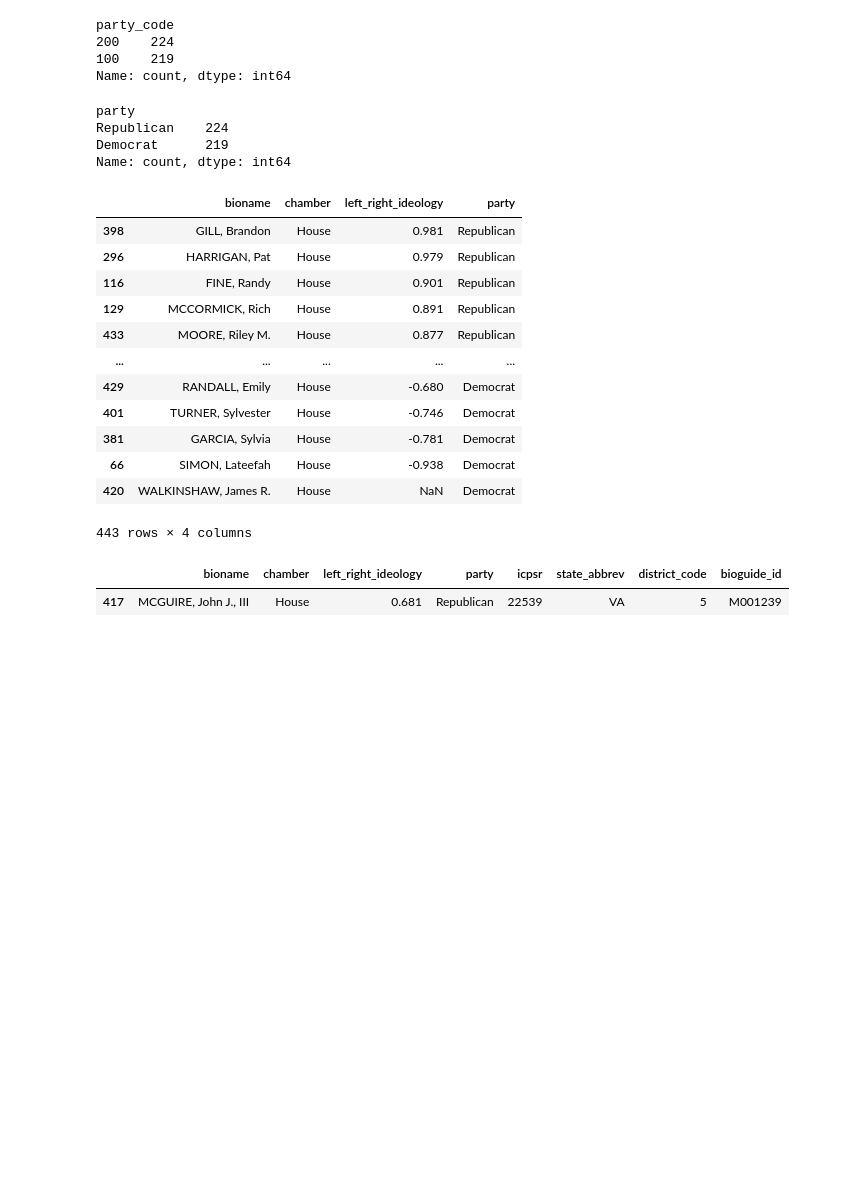
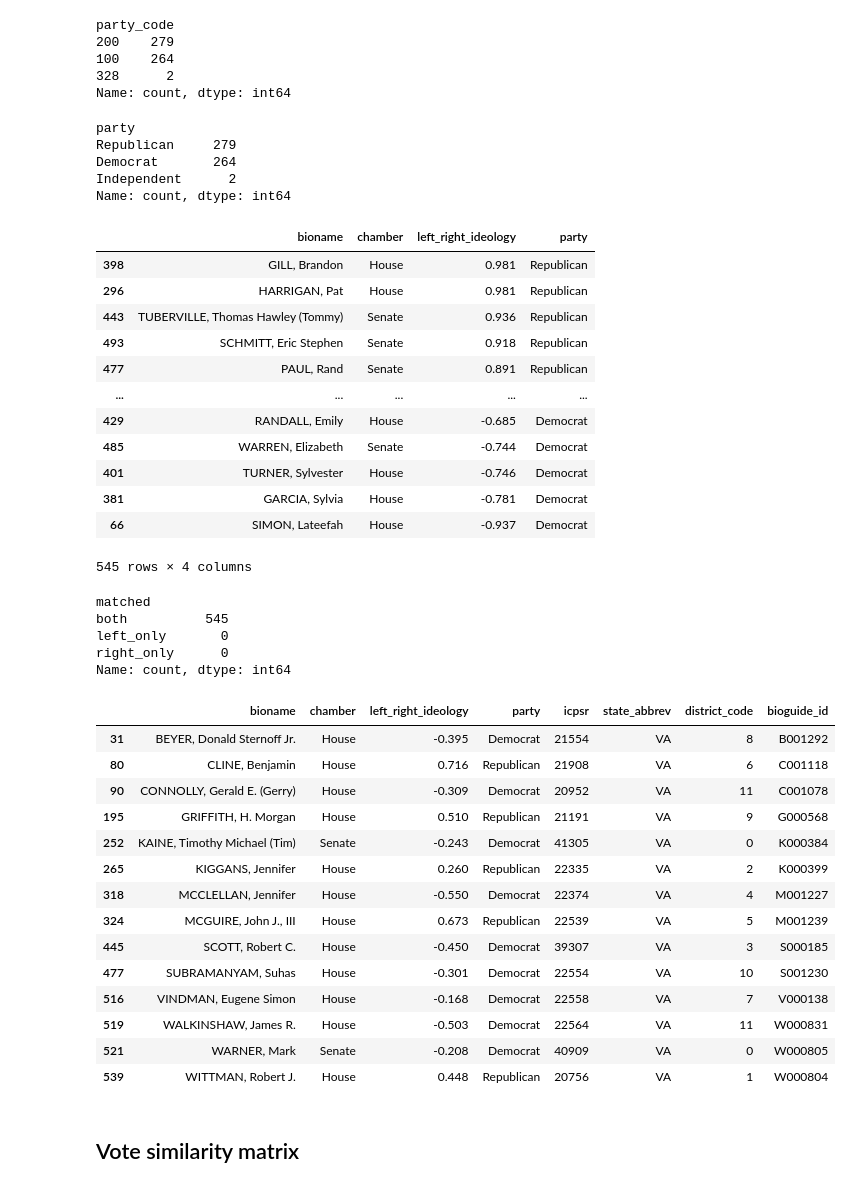
Before and after one commit to janiceeguo/DS6600-congress, a Jupyter notebook: notebooks/ideology.ipynb, the cells around one changed output. Drawn from its saved outputs; the diff is of its cells as text; code cells hidden in the pictures; blank space fills up the shorter version.

Commit message:
getting vote data for house and senate

```diff
--- a/notebooks/ideology.ipynb
+++ b/notebooks/ideology.ipynb
@@ -2,7 +2,7 @@
 import numpy as np
 import pandas as pd
 # %%
-url = 'https://voteview.com/static/data/out/members/H119_members.csv'
+url = 'https://voteview.com/static/data/out/members/HS119_members.csv'
 ideaology = pd.read_csv(url)
 ideaology.head(3).T
 # %% [output]
@@ -32,17 +32,19 @@ ideaology = ideaology[cols_to_keep]
 ideaology['party_code'].value_counts()
 # %% [output]
 party_code
-200    224
-100    219
+200    279
+100    264
+328      2
 Name: count, dtype: int64
 # %%
-replace_map = {200: 'Republican', 100: 'Democrat'}
+replace_map = {200: 'Republican', 100: 'Democrat', 328: 'Independent'}
 ideaology['party'] = ideaology['party_code'].replace(replace_map)
 ideaology['party'].value_counts()
 # %% [output]
 party
-Republican    224
-Democrat      219
+Republican     279
+Democrat       264
+Independent      2
 Name: count, dtype: int64
 # %%
 ideaology = ideaology.drop('party_code', axis=1)
@@ -51,20 +53,44 @@ ideaology.sort_values('left_right_ideology', ascending=False)
 # %% [output]
 |  | bioname | chamber | left_right_ideology | party |
 | 398 | GILL, Brandon | House | 0.981 | Republican |
-| 296 | HARRIGAN, Pat | House | 0.979 | Republican |
-| 116 | FINE, Randy | House | 0.901 | Republican |
-| 129 | MCCORMICK, Rich | House | 0.891 | Republican |
-| 433 | MOORE, Riley M. | House | 0.877 | Republican |
+| 296 | HARRIGAN, Pat | House | 0.981 | Republican |
+| 443 | TUBERVILLE, Thomas Hawley (Tommy) | Senate | 0.936 | Republican |
+| 493 | SCHMITT, Eric Stephen | Senate | 0.918 | Republican |
+| 477 | PAUL, Rand | Senate | 0.891 | Republican |
 | ... | ... | ... | ... | ... |
-| 429 | RANDALL, Emily | House | -0.680 | Democrat |
+| 429 | RANDALL, Emily | House | -0.685 | Democrat |
+| 485 | WARREN, Elizabeth | Senate | -0.744 | Democrat |
 | 401 | TURNER, Sylvester | House | -0.746 | Democrat |
 | 381 | GARCIA, Sylvia | House | -0.781 | Democrat |
-| 66 | SIMON, Lateefah | House | -0.938 | Democrat |
-| 420 | WALKINSHAW, James R. | House | NaN | Democrat |
+| 66 | SIMON, Lateefah | House | -0.937 | Democrat |
-443 rows × 4 columns
+545 rows × 4 columns
+# %%
+ideaology_crosswalk = pd.merge(ideaology, crosswalk, on='bioname', how='outer', validate='1:1', indicator='matched')
+ideaology_crosswalk['matched'].value_counts()
+# %% [output]
+matched
+both          545
+left_only       0
+right_only      0
+Name: count, dtype: int64
 # %%
-ideaology_crosswalk = pd.merge(ideaology, crosswalk, on='bioname')
-ideaology_crosswalk.query('state_abbrev == "VA" & district_code == 5')
+ideaology_crosswalk = ideaology_crosswalk.drop('matched', axis=1)
+ideaology_crosswalk.query('state_abbrev == "VA"')
 # %% [output]
 |  | bioname | chamber | left_right_ideology | party | icpsr | state_abbrev | district_code | bioguide_id |
-| 417 | MCGUIRE, John J., III | House | 0.681 | Republican | 22539 | VA | 5 | M001239 |
+| 31 | BEYER, Donald Sternoff Jr. | House | -0.395 | Democrat | 21554 | VA | 8 | B001292 |
+| 80 | CLINE, Benjamin | House | 0.716 | Republican | 21908 | VA | 6 | C001118 |
+| 90 | CONNOLLY, Gerald E. (Gerry) | House | -0.309 | Democrat | 20952 | VA | 11 | C001078 |
+| 195 | GRIFFITH, H. Morgan | House | 0.510 | Republican | 21191 | VA | 9 | G000568 |
+| 252 | KAINE, Timothy Michael (Tim) | Senate | -0.243 | Democrat | 41305 | VA | 0 | K000384 |
+| 265 | KIGGANS, Jennifer | House | 0.260 | Republican | 22335 | VA | 2 | K000399 |
+| 318 | MCCLELLAN, Jennifer | House | -0.550 | Democrat | 22374 | VA | 4 | M001227 |
+| 324 | MCGUIRE, John J., III | House | 0.673 | Republican | 22539 | VA | 5 | M001239 |
+| 445 | SCOTT, Robert C. | House | -0.450 | Democrat | 39307 | VA | 3 | S000185 |
+| 477 | SUBRAMANYAM, Suhas | House | -0.301 | Democrat | 22554 | VA | 10 | S001230 |
+| 516 | VINDMAN, Eugene Simon | House | -0.168 | Democrat | 22558 | VA | 7 | V000138 |
+| 519 | WALKINSHAW, James R. | House | -0.503 | Democrat | 22564 | VA | 11 | W000831 |
+| 521 | WARNER, Mark | Senate | -0.208 | Democrat | 40909 | VA | 0 | W000805 |
+| 539 | WITTMAN, Robert J. | House | 0.448 | Republican | 20756 | VA | 1 | W000804 |
+# %% [markdown]
+## Vote similarity matrix
```
Also changed, not shown: parts of 13 cells of this notebook.
